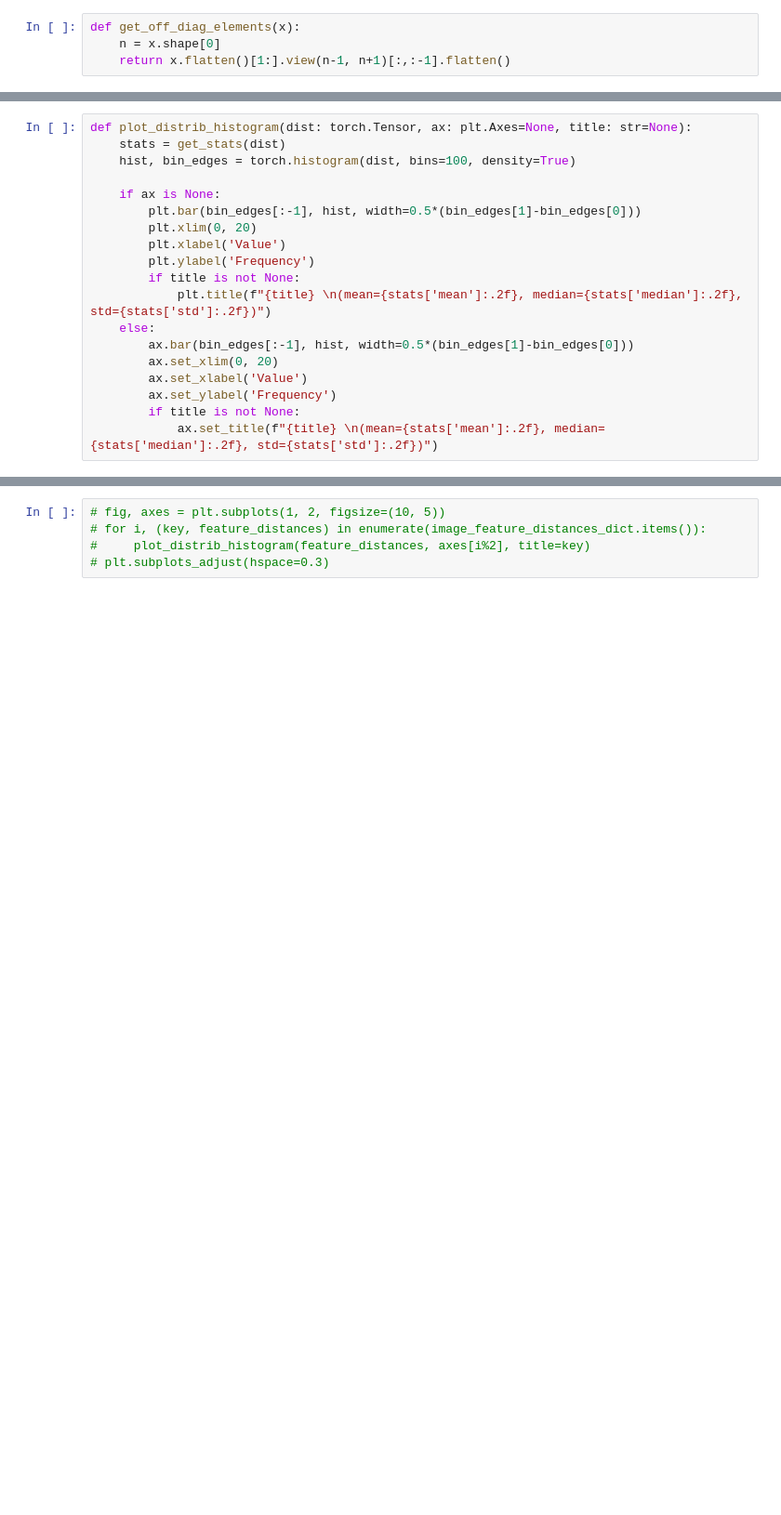
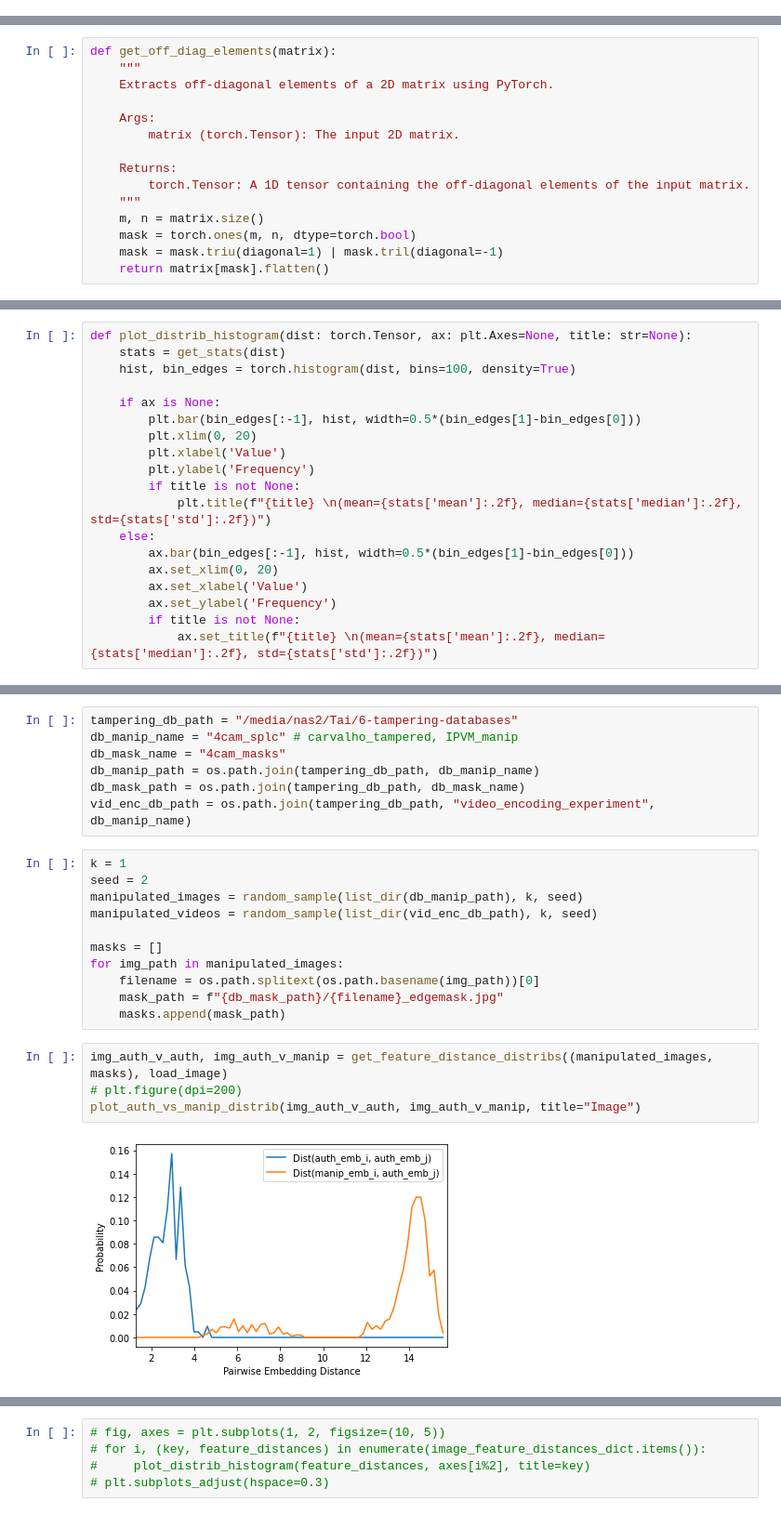
Before and after one commit to ductai199x/benchmarking-video-image-forensic-algorithms, a Jupyter notebook: fsg_feat_dist_experiment.ipynb, the cells around one changed output, grey strips where cells are left out. Shown at 93% size. Drawn from its saved outputs; the diff is of its cells as text; blank space fills up the shorter version.

```diff
--- a/fsg_feat_dist_experiment.ipynb
+++ b/fsg_feat_dist_experiment.ipynb
@@ -25,7 +31,3 @@ def load_first_frame_of_video(path):
 def load_second_frame_of_video(path):
     vr = decord.VideoReader(path)
     return vr[1].permute(2, 0, 1)
-# %%
-def get_off_diag_elements(x):
-    n = x.shape[0]
-    return x.flatten()[1:].view(n-1, n+1)[:,:-1].flatten()
@@ -45,3 +34,18 @@ def get_feature_distance_distrib(FSG, sample_paths, load_fn):
+# %%
+def get_off_diag_elements(matrix):
+    """
+    Extracts off-diagonal elements of a 2D matrix using PyTorch.
+
+    Args:
+        matrix (torch.Tensor): The input 2D matrix.
+
+    Returns:
+        torch.Tensor: A 1D tensor containing the off-diagonal elements of the input matrix.
+    """
+    m, n = matrix.size()
+    mask = torch.ones(m, n, dtype=torch.bool)
+    mask = mask.triu(diagonal=1) | mask.tril(diagonal=-1)
+    return matrix[mask].flatten()
 # %%
 # get statistics for each distribution, rturn as dict
 def get_stats(dist):
@@ -147,0 +166,24 @@ manipulated_videos = random.sample(list_dir("/media/nas2/Tai/6-tampering-databas
+# %%
+tampering_db_path = "/media/nas2/Tai/6-tampering-databases"
+db_manip_name = "4cam_splc" # carvalho_tampered, IPVM_manip
+db_mask_name = "4cam_masks"
+db_manip_path = os.path.join(tampering_db_path, db_manip_name)
+db_mask_path = os.path.join(tampering_db_path, db_mask_name)
+vid_enc_db_path = os.path.join(tampering_db_path, "video_encoding_experiment", db_manip_name)
+# %%
+k = 1
+seed = 2
+manipulated_images = random_sample(list_dir(db_manip_path), k, seed)
+manipulated_videos = random_sample(list_dir(vid_enc_db_path), k, seed)
+
+masks = []
+for img_path in manipulated_images:
+    filename = os.path.splitext(os.path.basename(img_path))[0]
+    mask_path = f"{db_mask_path}/{filename}_edgemask.jpg"
+    masks.append(mask_path)
+# %%
+img_auth_v_auth, img_auth_v_manip = get_feature_distance_distribs((manipulated_images, masks), load_image)
+# plt.figure(dpi=200)
+plot_auth_vs_manip_distrib(img_auth_v_auth, img_auth_v_manip, title="Image")
+# %% [output]
+[figure, added]
```
Also changed, not shown: parts of 16 cells of this notebook, 5 other files.
